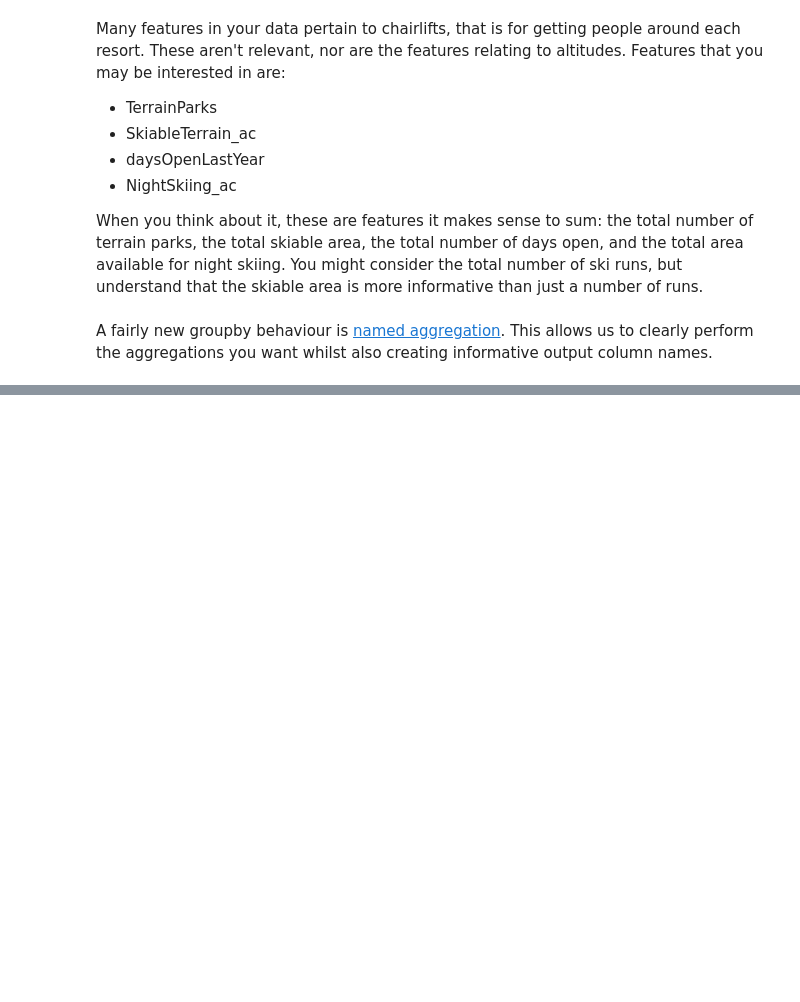
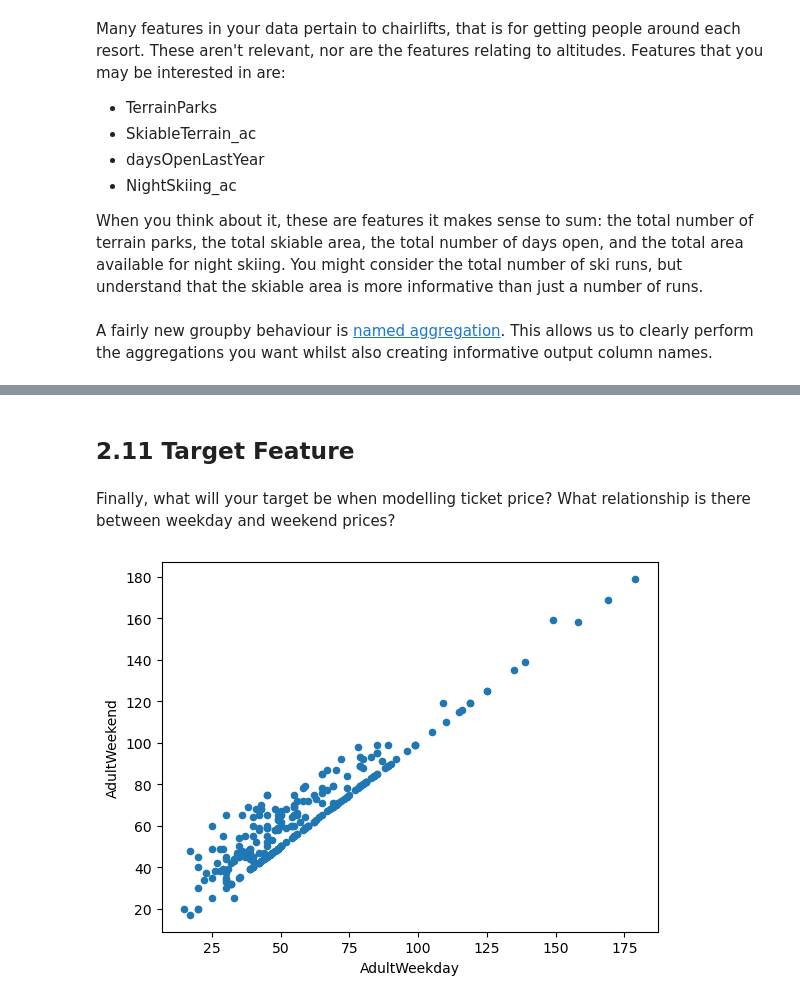
Before and after one commit to wdwbecky/DataScienceGuidedCapstone, a Jupyter notebook: Notebooks/02_data_wrangling.ipynb, the cells around one changed output, grey strips where cells are left out. Cells and saved outputs as stored; diff of their text form; code cells hidden in the pictures; blank space fills up the shorter version.

```diff
--- a/Notebooks/02_data_wrangling.ipynb
+++ b/Notebooks/02_data_wrangling.ipynb
@@ -951,0 +996,11 @@ save_file(state_summary, 'state_summary.csv', datapath)
+# %% [markdown]
+## 2.11 Target Feature<a id='2.11_Target_Feature'></a>
+# %% [markdown]
+Finally, what will your target be when modelling ticket price? What relationship is there between weekday and weekend prices?
+# %%
+#Code task 36#
+#Use ski_data's `plot()` method to create a scatterplot (kind='scatter') with 'AdultWeekday' on the x-axis and
+#'AdultWeekend' on the y-axis
+ski_data.plot(x='AdultWeekday', y='AdultWeekend', kind='scatter');
+# %% [output]
+[figure, added]
```
Also changed, not shown: parts of 117 cells of this notebook, 3 other files.
